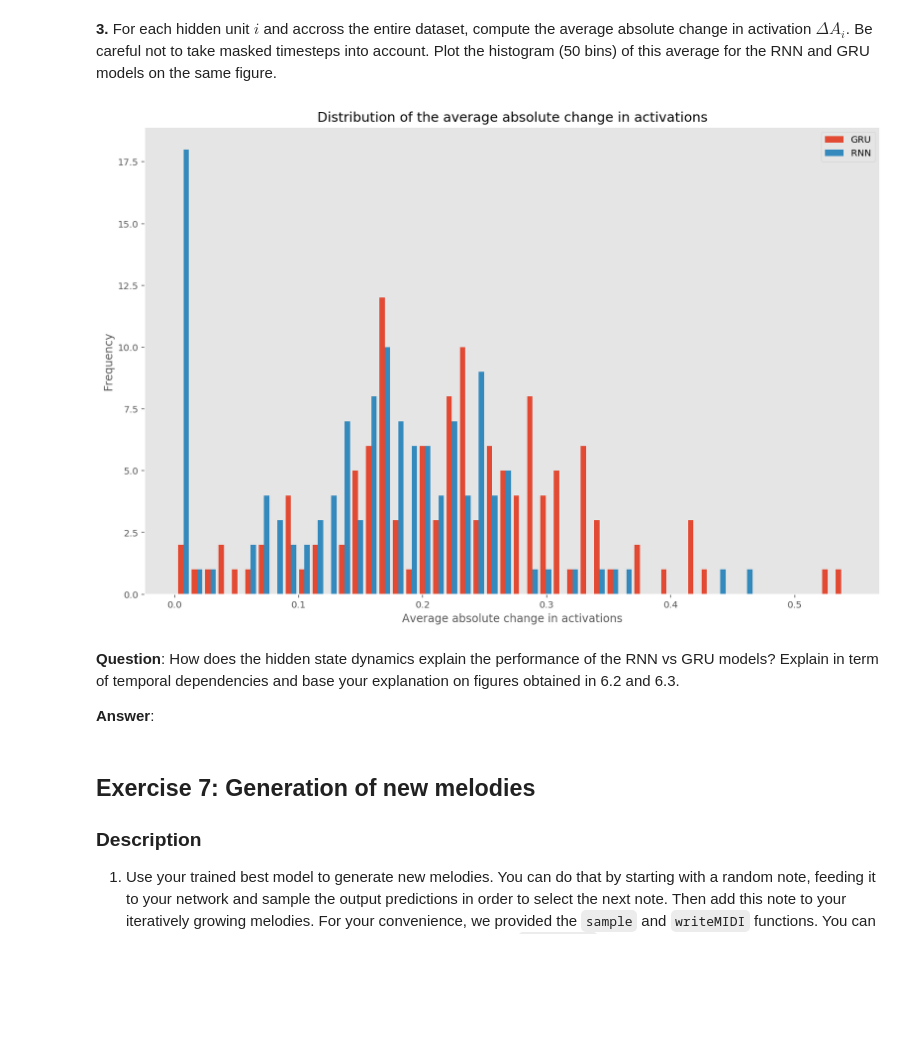
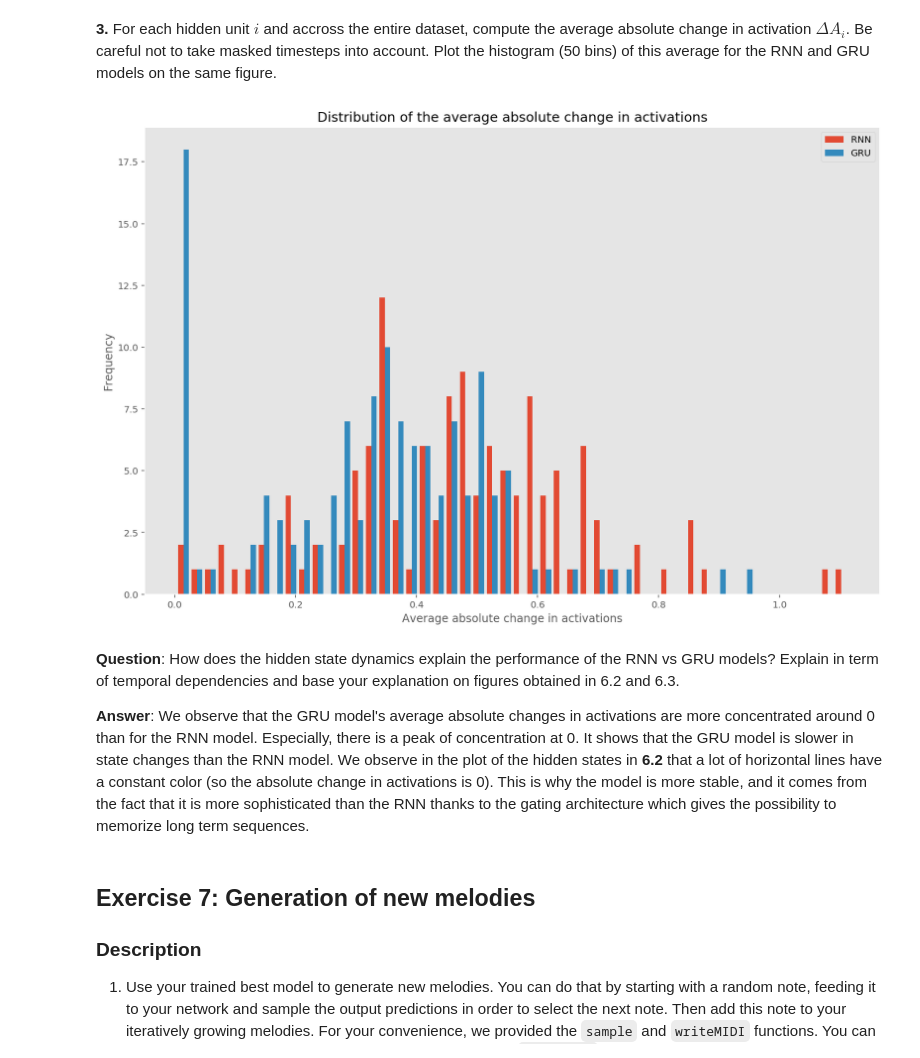
Before and after one commit to SSappy/ANN-Project-1, a Jupyter notebook: miniproject2.ipynb, the cells around one changed output. Saved outputs shown, nothing was run; the diff lists cells and outputs as text; code cells hidden in the pictures; blank space fills up the shorter version.

```diff
--- a/miniproject2.ipynb
+++ b/miniproject2.ipynb
@@ -1097,21 +1116,44 @@ average_gru = np.mean(diff_gru, axis=(0, 1))
+# %%
+diff_rnn = np.diff(hidden_state_rnn, axis=1)
+diff_gru = np.diff(hidden_state_gru, axis=1)
+
+diff_rnn = np.abs(diff_rnn)
+diff_gru = np.abs(diff_gru)
+
+average_rnn = []
+average_gru = []
+
+# Average computed with for loops so masked timesteps are not considered
+for unit in range(diff_rnn.shape[2]):
+    s_rnn = 0.
+    s_gru = 0.
+    count = 0.
+    for i in range(diff_rnn.shape[0]):
+        for j in range(diff_rnn.shape[1]):
+            if np.sum(data_T[i][j + 1]) != 0:
+                s_rnn = s_rnn + diff_rnn[i][j][unit]
+                s_gru = s_gru + diff_gru[i][j][unit]
+                count = count + 1
+    average_rnn.append(s_rnn/count)
+    average_gru.append(s_gru/count)
 # %%
 fig, ax = plt.subplots(figsize=(12, 8))
 
-ax.hist([average_rnn, average_gru], bins=50, label=['GRU', 'RNN'])
+ax.hist([average_rnn, average_gru], bins=50, label=['RNN', 'GRU'])
 ax.set_title('Distribution of the average absolute change in activations')
 ax.set_ylabel('Frequency')
 ax.set_xlabel('Average absolute change in activations')
 ax.legend()
 
 plt.tight_layout()
 
 plt.show()
 # %% [output]
-[figure, old version]
+[figure, new version]
-# %% [markdown]
-**Question**: How does the hidden state dynamics explain the performance of the RNN vs GRU models? Explain in term of temporal dependencies and base your explanation on figures obtained in 6.2 and 6.3.
-
-**Answer**:
+# %% [markdown]
+**Question**: How does the hidden state dynamics explain the performance of the RNN vs GRU models? Explain in term of temporal dependencies and base your explanation on figures obtained in 6.2 and 6.3.
+
+**Answer**: We observe that the GRU model's average absolute changes in activations are more concentrated around 0 than for the RNN model. Especially, there is a peak of concentration at 0. It shows that the GRU model is slower in state changes than the RNN model. We observe in the plot of the hidden states in **6.2** that a lot of horizontal lines have a constant color (so the absolute change in activations is 0). This is why the model is more stable, and it comes from the fact that it is more sophisticated than the RNN thanks to the gating architecture which gives the possibility to memorize long term sequences.
 # %% [markdown]
 ## Exercise 7: Generation of new melodies
 ### Description
```
Also changed, not shown: parts of 17 cells of this notebook, 2 other files.
